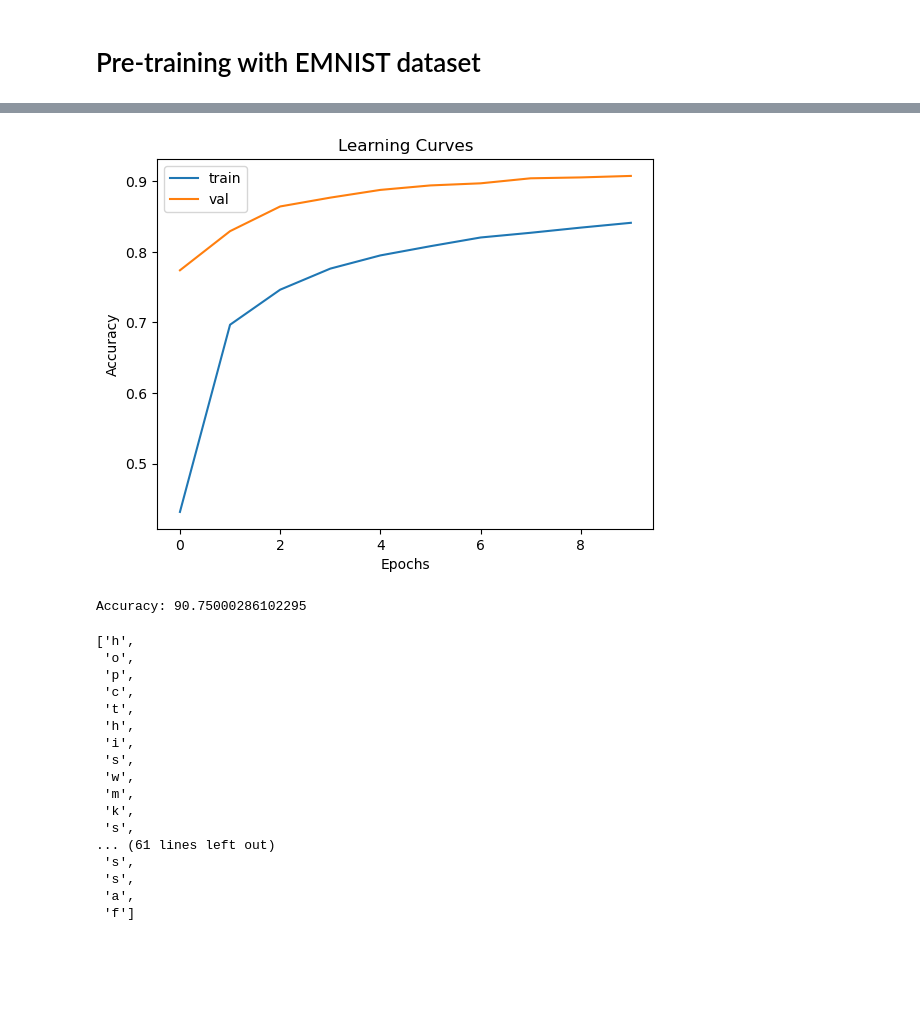
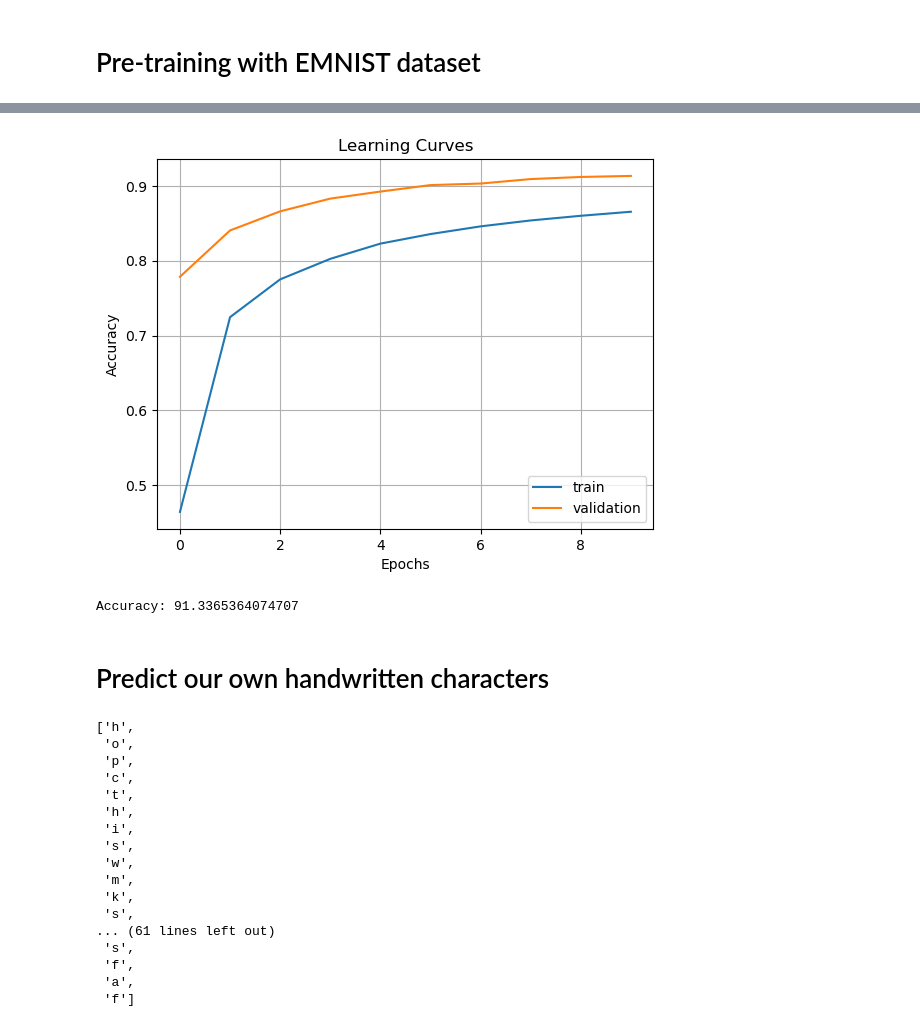
Before and after one commit to YuqinGuan/EITP40-finalProject, a Jupyter notebook: pre_training.ipynb, the cells around one changed output, grey strips where cells are left out. Drawn from its saved outputs; the diff is of its cells as text; code cells hidden in the pictures; blank space fills up the shorter version.

```diff
--- a/pre_training.ipynb
+++ b/pre_training.ipynb
@@ -178,8 +171,9 @@ model = K.models.Sequential([
     K.layers.MaxPool2D((2,2)),
     K.layers.Conv2D(24, (6,3), activation='relu'),
     K.layers.MaxPool2D((3,3)),
-    K.layers.Dropout(0.5),
+    K.layers.Dropout(0.4),
     K.layers.Flatten(),
     K.layers.Dense(128, activation='relu'),
-    K.layers.Dense(27, activation='softmax')
+    K.layers.Dense(len(letters) + 1, activation='softmax')
 ])
+model.summary()
@@ -211,24 +223,28 @@ Epoch 10/10
 # %%
 plt.title('Learning Curves')
 plt.xlabel('Epochs')
 plt.ylabel('Accuracy')
 plt.plot(history.history['accuracy'], label='train')
-plt.plot(history.history['val_accuracy'], label='val')
+plt.plot(history.history['val_accuracy'], label='validation')
 plt.legend()
+plt.grid()
 plt.show()
 # %% [output]
-[figure, old version]
+[figure, new version]
 # %%
 loss, accuracy = model.evaluate(X_test, y_test, verbose=0)
 print(f'Accuracy: {accuracy*100}')
 # %% [output]
-Accuracy: 90.75000286102295
+Accuracy: 91.3365364074707
+# %% [markdown]
+# Predict our own handwritten characters
 # %%
 data = data.reshape(data.shape[0],28,28,1)
 # make prediction
 proba = model.predict(data, verbose = 0)
 pred = [np.argmax(p) for p in proba]
 
+
 pred_chars = [chars[x-1] for x in pred]
 pred_chars
 # %% [output]
@@ -246,7 +262,7 @@ pred_chars
  's',
 ... (61 lines left out)
  's',
- 's',
+ 'f',
  'a',
  'f']
 # %%
```
Also changed, not shown: parts of 11 cells of this notebook.
